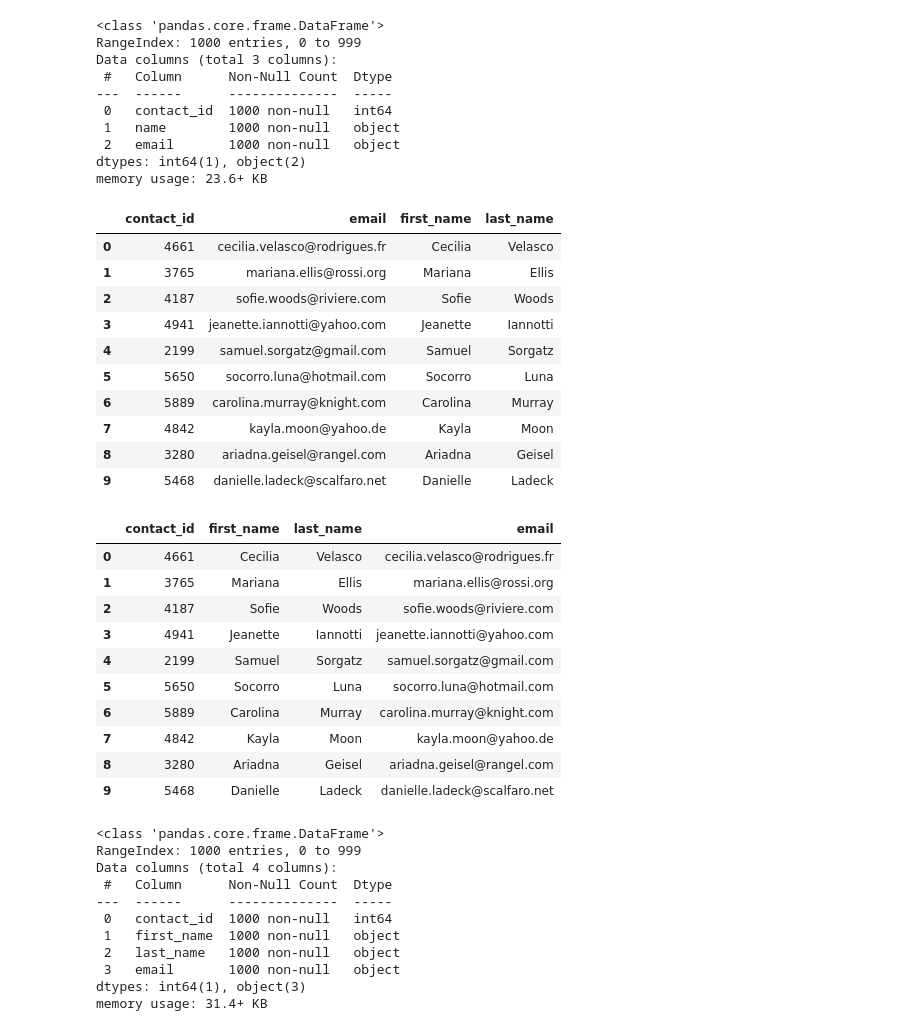
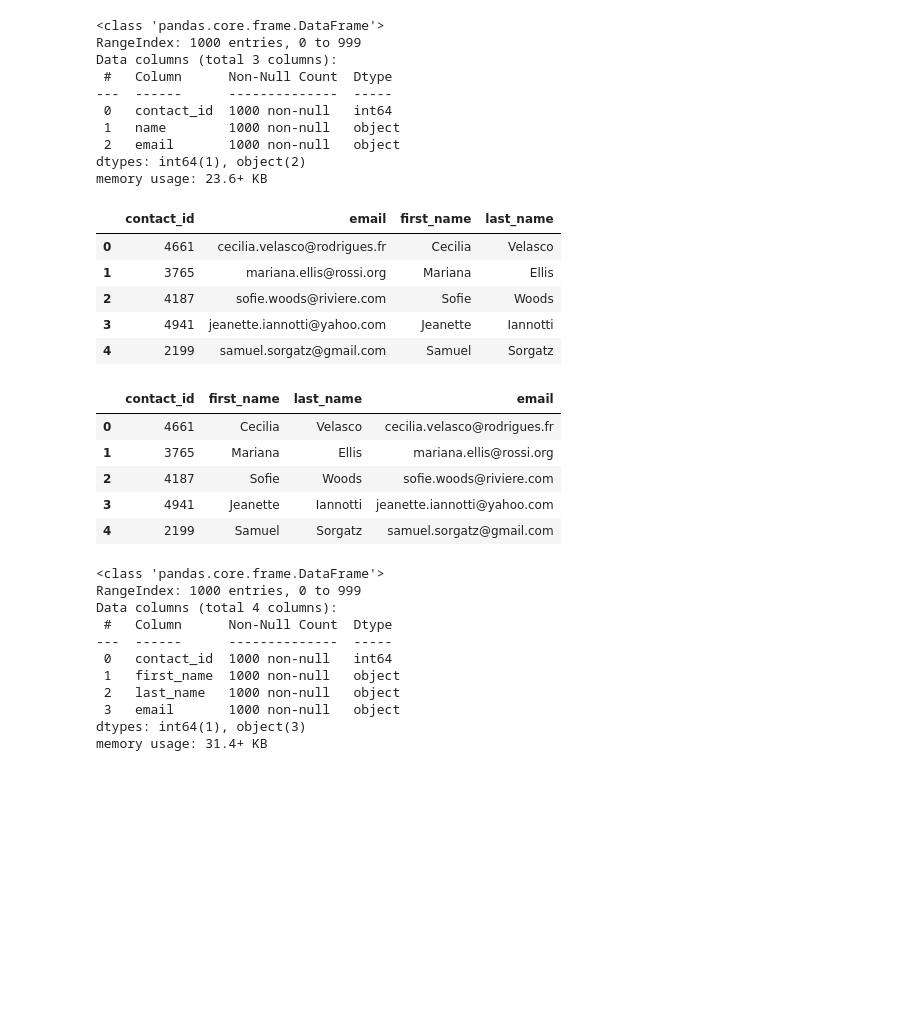
Before and after one commit to ejtagaca/project-2, a Jupyter notebook: ETL_Mini_Project_Starter_Code_ETagaca_KMorris.ipynb, the cells around one changed output. Drawn from its saved outputs; the diff is of its cells as text; code cells hidden in the pictures; blank space fills up the shorter version.

Commit message:
pandas workbook finished

```diff
--- a/ETL_Mini_Project_Starter_Code_ETagaca_KMorris.ipynb
+++ b/ETL_Mini_Project_Starter_Code_ETagaca_KMorris.ipynb
@@ -300,7 +293,7 @@ campaign_cleaned.to_csv("Resources/campaign.csv", index=False)
 ### Extract the contacts.xlsx Data.
 # %%
 # Read the data into a Pandas DataFrame. Use the `header=2` parameter when reading in the data.
-contact_info_df = pd.read_excel('Resources/contacts.xlsx', header=2)
+contact_info_df = pd.read_excel('Resources/contacts.xlsx', header=3)
 contact_info_df.head()
 # %% [output]
 |  | contact_info |
@@ -326,6 +319,9 @@ Then export the DataFrame as a `contacts.csv` CSV file.
 import json
 dict_values = []
 
+for data in contact_info_df["contact_info"]:
+    data_dict = json.loads(data)
+    dict_values.append([data_dict["contact_id"],data_dict["name"],data_dict["email"]])
 
 # Print out the list of values for each row.
 print(dict_values)
@@ -334,6 +330,8 @@ print(dict_values)
 # %%
 # Create a contact_info DataFrame and add each list of values, i.e., each row
 # to the 'contact_id', 'name', 'email' columns.
+contact_info_pandas_df = pd.DataFrame(dict_values, columns=['contact_id', 'name', 'email'])
+contact_info_pandas_df.head()
 # %% [output]
 |  | contact_id | name | email |
 | 0 | 4661 | Cecilia Velasco | cecilia.velasco@rodrigues.fr |
@@ -356,23 +355,23 @@ dtypes: int64(1), object(2)
 memory usage: 23.6+ KB
 # %%
 # Create a "first"name" and "last_name" column with the first and last names from the "name" column.
-
+contact_info_pandas_df[["first_name","last_name"]] = contact_info_pandas_df["name"].str.split(expand=True)
 
 # Drop the contact_name column
+contact_info_pandas_df.drop("name", axis=1, inplace=True)
+
+contact_info_pandas_df.head()
 # %% [output]
 |  | contact_id | email | first_name | last_name |
 | 0 | 4661 | cecilia.velasco@rodrigues.fr | Cecilia | Velasco |
 | 1 | 3765 | mariana.ellis@rossi.org | Mariana | Ellis |
 | 2 | 4187 | sofie.woods@riviere.com | Sofie | Woods |
 | 3 | 4941 | jeanette.iannotti@yahoo.com | Jeanette | Iannotti |
 | 4 | 2199 | samuel.sorgatz@gmail.com | Samuel | Sorgatz |
-| 5 | 5650 | socorro.luna@hotmail.com | Socorro | Luna |
-| 6 | 5889 | carolina.murray@knight.com | Carolina | Murray |
-| 7 | 4842 | kayla.moon@yahoo.de | Kayla | Moon |
-| 8 | 3280 | ariadna.geisel@rangel.com | Ariadna | Geisel |
-| 9 | 5468 | danielle.ladeck@scalfaro.net | Danielle | Ladeck |
 # %%
 # Reorder the columns
+contacts_df_clean = contact_info_pandas_df[['contact_id', 'first_name', 'last_name', 'email']]
+contacts_df_clean.head()
 # %% [output]
 |  | contact_id | first_name | last_name | email |
 | 0 | 4661 | Cecilia | Velasco | cecilia.velasco@rodrigues.fr |
@@ -380,10 +379,5 @@ memory usage: 23.6+ KB
 | 2 | 4187 | Sofie | Woods | sofie.woods@riviere.com |
 | 3 | 4941 | Jeanette | Iannotti | jeanette.iannotti@yahoo.com |
 | 4 | 2199 | Samuel | Sorgatz | samuel.sorgatz@gmail.com |
-| 5 | 5650 | Socorro | Luna | socorro.luna@hotmail.com |
-| 6 | 5889 | Carolina | Murray | carolina.murray@knight.com |
-| 7 | 4842 | Kayla | Moon | kayla.moon@yahoo.de |
-| 8 | 3280 | Ariadna | Geisel | ariadna.geisel@rangel.com |
-| 9 | 5468 | Danielle | Ladeck | danielle.ladeck@scalfaro.net |
 # %%
 # Check the datatypes one more time before exporting as CSV file.
```
Also changed, not shown: parts of 15 cells of this notebook, 1 other file.
